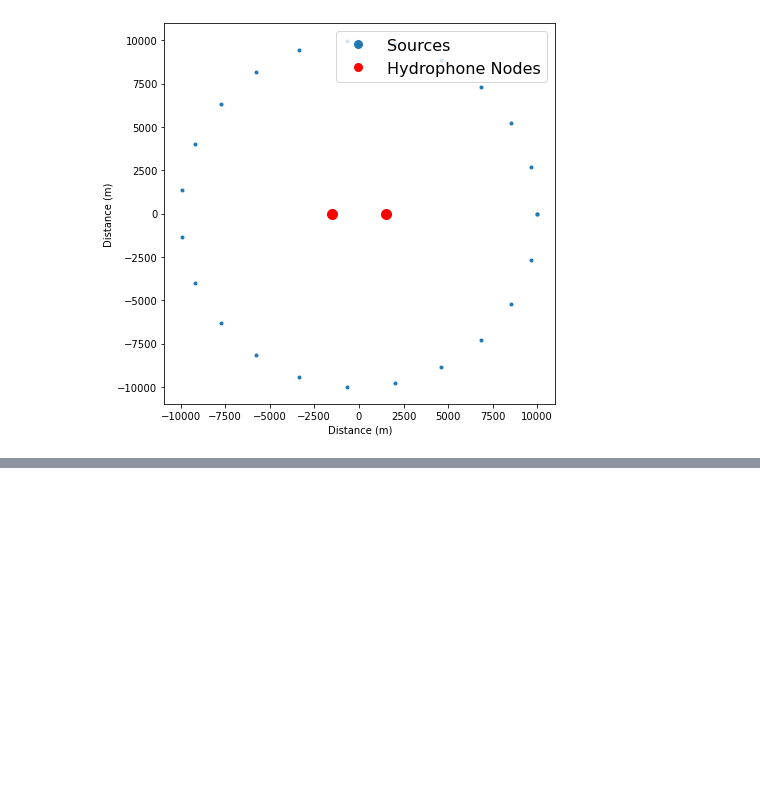
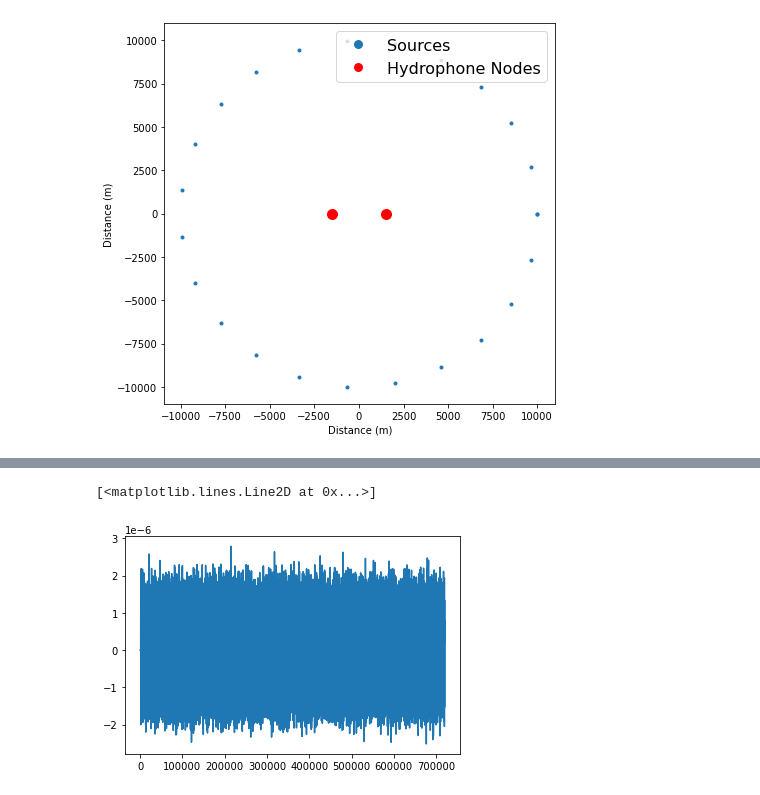
Before and after one commit to John-Ragland/NI_simulation, a Jupyter notebook: scripts/building_mp.ipynb, the cells around one changed output, grey strips where cells are left out. Saved outputs shown, nothing was run; the diff lists cells and outputs as text; code cells hidden in the pictures; blank space fills up the shorter version.

```diff
--- a/scripts/building_mp.ipynb
+++ b/scripts/building_mp.ipynb
@@ -18,0 +21,5 @@ xA, xB = env.get_signals()
+# %%
+plt.plot(xA)
+# %% [output]
+[<matplotlib.lines.Line2D at 0x...>]
+[figure, added]
```
Also changed, not shown: parts of 1 cell of this notebook, 3 other files.
